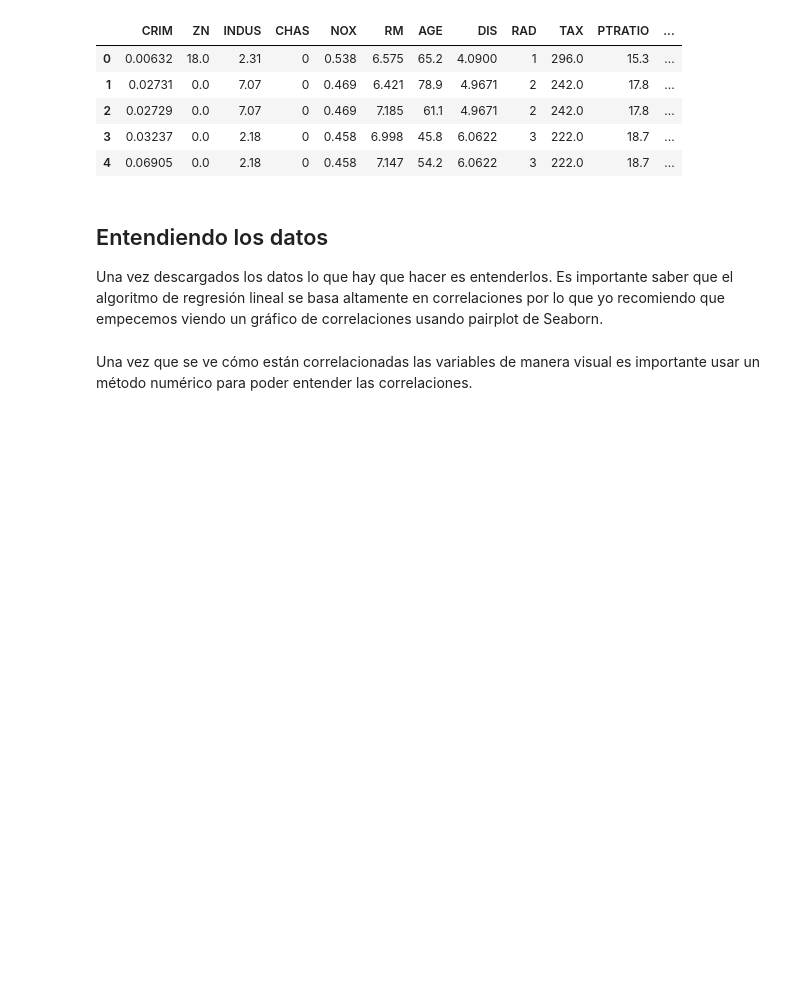
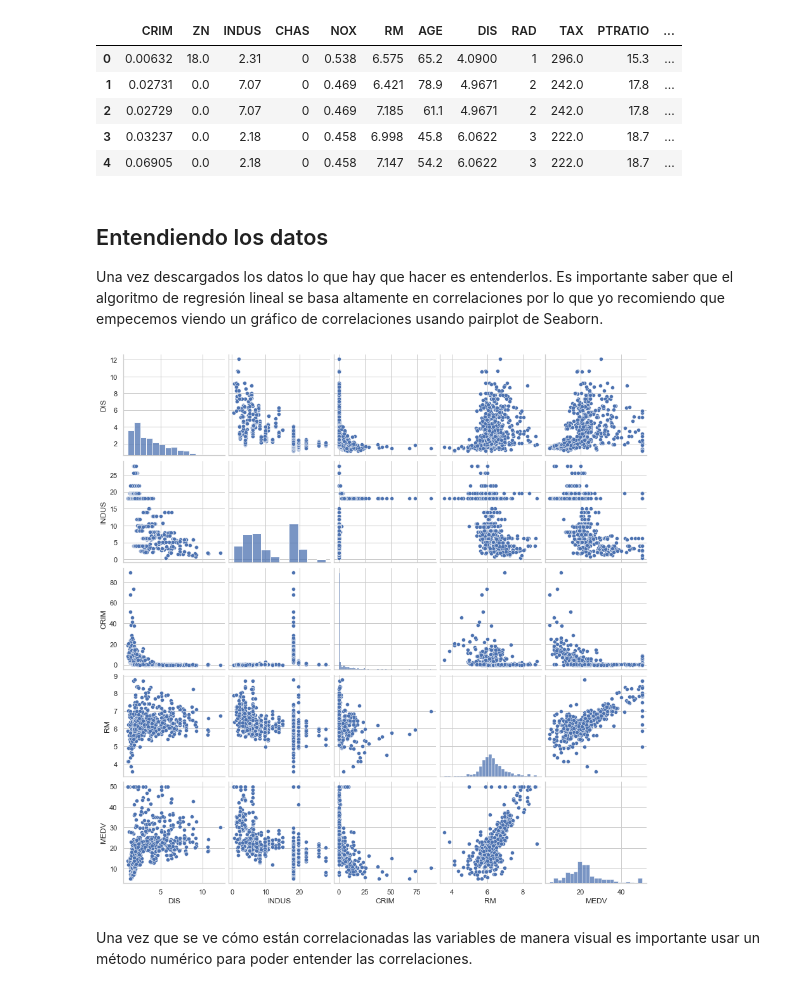
Before and after one commit to FaustinoAndres/linear_regression_with_scikitlearn, a Jupyter notebook: linear_regression.ipynb, the cells around one changed output. Drawn from its saved outputs; the diff is of its cells as text; code cells hidden in the pictures; blank space fills up the shorter version.

```diff
--- a/linear_regression.ipynb
+++ b/linear_regression.ipynb
@@ -19,5 +19,15 @@ df.head()
 # %% [markdown]
 ## Entendiendo los datos
 Una vez descargados los datos lo que hay que hacer es entenderlos. Es importante saber que el algoritmo de regresión lineal se basa altamente en correlaciones por lo que yo recomiendo que empecemos viendo un gráfico de correlaciones usando pairplot de Seaborn.
+# %%
+import seaborn as sns
+import matplotlib.pyplot as plt
+sns.set(style='whitegrid', context='notebook')
+# %%
+cols = ['DIS', 'INDUS', 'CRIM', 'RM', 'MEDV']
+sns.pairplot(df[cols], height=2.5)
+plt.show()
+# %% [output]
+[figure, added]
 # %% [markdown]
 Una vez que se ve cómo están correlacionadas las variables de manera visual es importante usar un método numérico para poder entender las correlaciones.
```
Also changed, not shown: parts of 2 cells of this notebook.
